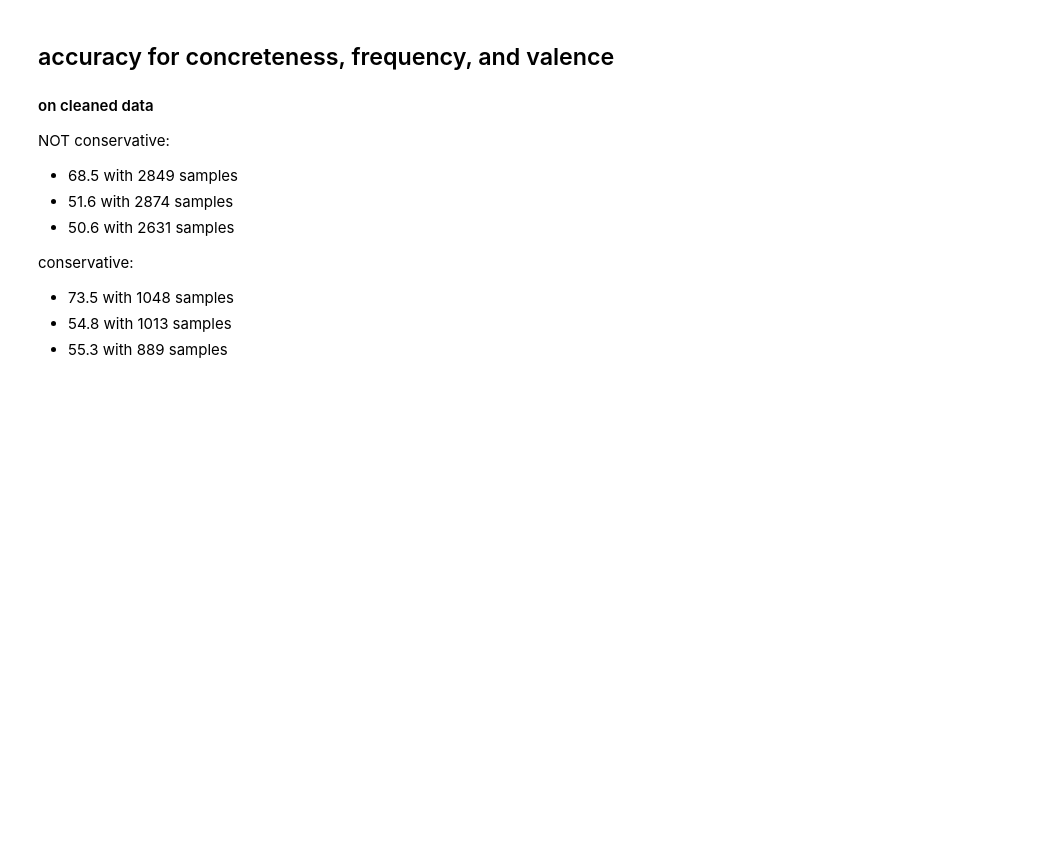
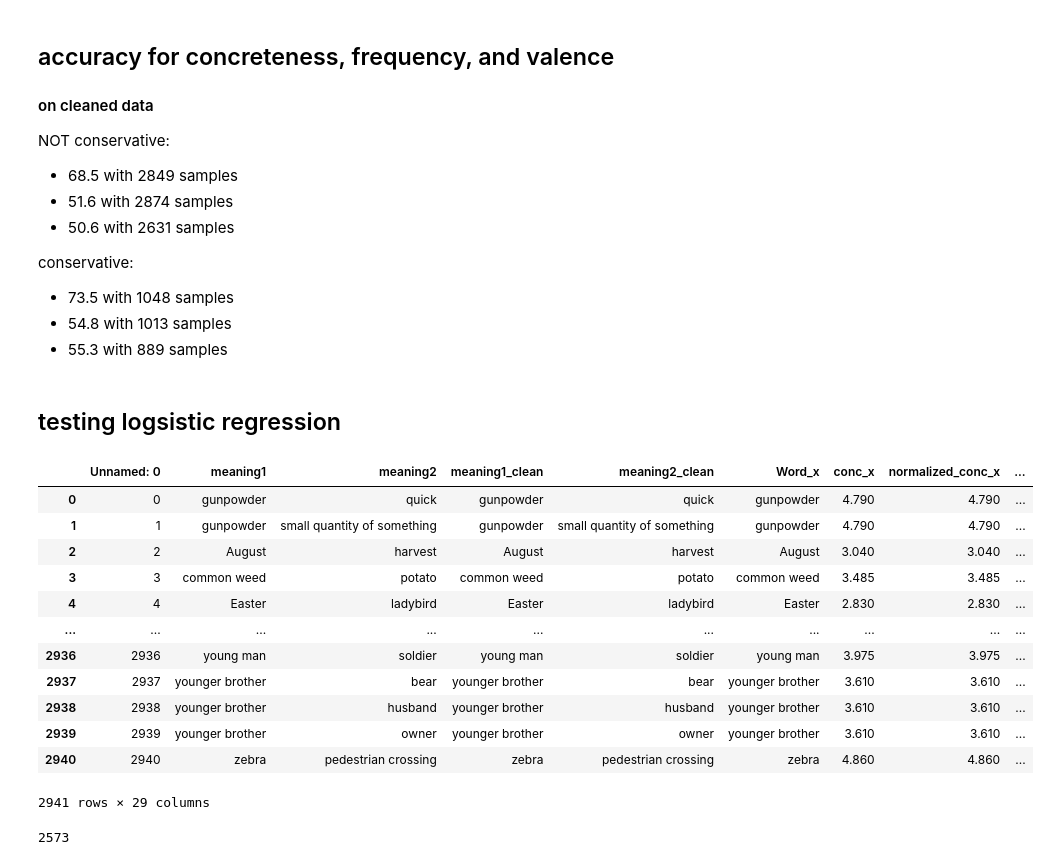
Before and after one commit to o-fugi/regularity-semantic-change, a Jupyter notebook: code/Predicting_Semantic_Direction.ipynb, the cells around one changed output. Saved outputs shown, nothing was run; the diff lists cells and outputs as text; code cells hidden in the pictures; blank space fills up the shorter version.

```diff
--- a/code/Predicting_Semantic_Direction.ipynb
+++ b/code/Predicting_Semantic_Direction.ipynb
@@ -39,7 +88,7 @@ sem_shift_df.at[1521, 'meaning2'] = 'geometrid'
 # %%
 # define how we map a sense to concreteness, valence, frequency values
 
-skip_words = {'the', 'an', 'a', 'of','in', 'it', 'to', 'for', 'on', 'in'} # don't factor these into concreteness
+skip_words = {'the', 'and', 'of', 'a', 'in', 'to', 'it', 'is', 'that', 'for', 'with', 'on', 'at', 'this', 'that', 'by', 'or', 'an', 'as', 'if', 'so', 'in'}
 
 # take all words in the sense and and average/add values
 # if conservative, only matches to full phrases separated by "or"
@@ -77,7 +126,7 @@ conc_dic = {} # This will be a dictionary that easily allows us to access the co
 freq_dic = {}
 val_dic = {}
 
-conservative=True
+conservative=False
 
 for i in range(len(sem_shift_df)): # Here we loop through each row of our dataframe, and if we can convert a sense s to an embedding then we set vec_dic[s] = embedding
   row = sem_shift_df.iloc[i]
@@ -95,12 +144,12 @@ for i in range(len(sem_shift_df)): # Here we loop through each row of our datafr
       conc_dic[y] = y_conc
 
   if x not in freq_dic:
-    x_freq = senseToValue(x, freq_df, 'freq', average=False, conservative=conservative)
+    x_freq = senseToValue(x, freq_df, 'freq', average=True, conservative=conservative)
     if not np.isnan(x_freq):
       freq_dic[x] = x_freq
 
   if y not in freq_dic:
-    y_freq = senseToValue(y, freq_df, 'freq', average=False, conservative=conservative)
+    y_freq = senseToValue(y, freq_df, 'freq', average=True, conservative=conservative)
     if not np.isnan(y_freq):
       freq_dic[y] = y_freq
 
@@ -183,3 +359,44 @@ conservative:
 * 73.5 with 1048 samples
 * 54.8 with 1013 samples
 * 55.3 with 889 samples
+# %% [markdown]
+## testing logsistic regression
+# %%
+# normalize
+
+from scipy.special import softmax
+
+conc_sense_df['normalized_conc'] = conc_sense_df['conc'] # softmax(conc_sense_df['conc'])
+freq_sense_df['normalized_freq'] = np.log(freq_sense_df['freq']) # softmax(freq_sense_df['freq'])
+val_sense_df['normalized_val'] = val_sense_df['val'] # softmax(conc_sense_df['conc'])
+# %%
+shift_vars_df = reduce(lambda  left,right: pd.merge(left,right,left_on='meaning1',right_on='Word', how='left'), [sem_shift_df, conc_sense_df])
+shift_vars_df = reduce(lambda  left,right: pd.merge(left,right,left_on='meaning2',right_on='Word', how='left'), [shift_vars_df, conc_sense_df])
+shift_vars_df = reduce(lambda  left,right: pd.merge(left,right,left_on='meaning1',right_on='Word', how='left'), [shift_vars_df, freq_sense_df])
+shift_vars_df = reduce(lambda  left,right: pd.merge(left,right,left_on='meaning2',right_on='Word', how='left'), [shift_vars_df, freq_sense_df])
+shift_vars_df = reduce(lambda  left,right: pd.merge(left,right,left_on='meaning1',right_on='Word', how='left'), [shift_vars_df, val_sense_df])
+shift_vars_df = reduce(lambda  left,right: pd.merge(left,right,left_on='meaning2',right_on='Word', how='left'), [shift_vars_df, val_sense_df])
+
+shift_vars_df['freq_diff'] = shift_vars_df['normalized_freq_y'] - shift_vars_df['normalized_freq_x']
+shift_vars_df['conc_diff'] = shift_vars_df['normalized_conc_y'] - shift_vars_df['normalized_conc_x']
+shift_vars_df['val_diff'] = shift_vars_df['normalized_val_y'] - shift_vars_df['normalized_val_x']
+
+shift_vars_df['freq_ratio'] = shift_vars_df['normalized_freq_x']/ shift_vars_df['normalized_freq_y']
+shift_vars_df['conc_ratio'] = shift_vars_df['normalized_conc_x']/shift_vars_df['normalized_conc_y']
+shift_vars_df['val_ratio'] = shift_vars_df['normalized_val_x']/shift_vars_df['normalized_val_y']
+# %%
+shift_vars_df
+# %% [output]
+|  | Unnamed: 0 | meaning1 | meaning2 | meaning1_clean | meaning2_clean | Word_x | conc_x | normalized_conc_x | ... |
+| 0 | 0 | gunpowder | quick | gunpowder | quick | gunpowder | 4.790 | 4.790 | ... |
+| 1 | 1 | gunpowder | small quantity of something | gunpowder | small quantity of something | gunpowder | 4.790 | 4.790 | ... |
+| 2 | 2 | August | harvest | August | harvest | August | 3.040 | 3.040 | ... |
+| 3 | 3 | common weed | potato | common weed | potato | common weed | 3.485 | 3.485 | ... |
+| 4 | 4 | Easter | ladybird | Easter | ladybird | Easter | 2.830 | 2.830 | ... |
+| ... | ... | ... | ... | ... | ... | ... | ... | ... | ... |
+| 2936 | 2936 | young man | soldier | young man | soldier | young man | 3.975 | 3.975 | ... |
+| 2937 | 2937 | younger brother | bear | younger brother | bear | younger brother | 3.610 | 3.610 | ... |
+| 2938 | 2938 | younger brother | husband | younger brother | husband | younger brother | 3.610 | 3.610 | ... |
+| 2939 | 2939 | younger brother | owner | younger brother | owner | younger brother | 3.610 | 3.610 | ... |
+| 2940 | 2940 | zebra | pedestrian crossing | zebra | pedestrian crossing | zebra | 4.860 | 4.860 | ... |
+2941 rows × 29 columns
@@ -185,0 +431,4 @@ conservative:
+# %%
+len(shuffled_df)
+# %% [output]
+2573
```
Also changed, not shown: parts of 27 cells of this notebook.
